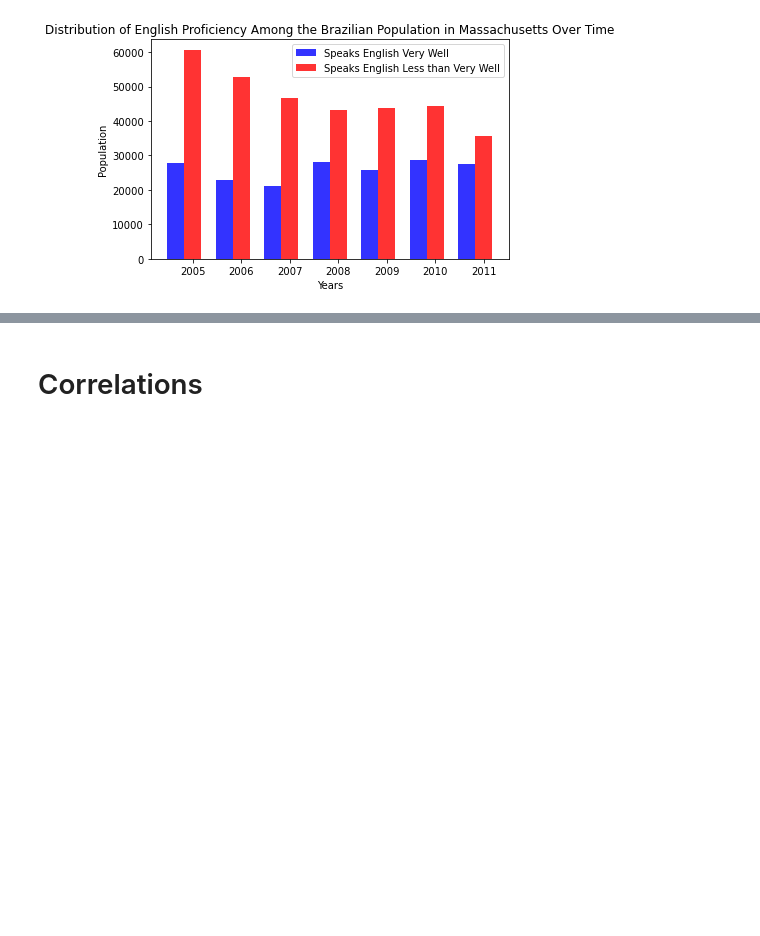
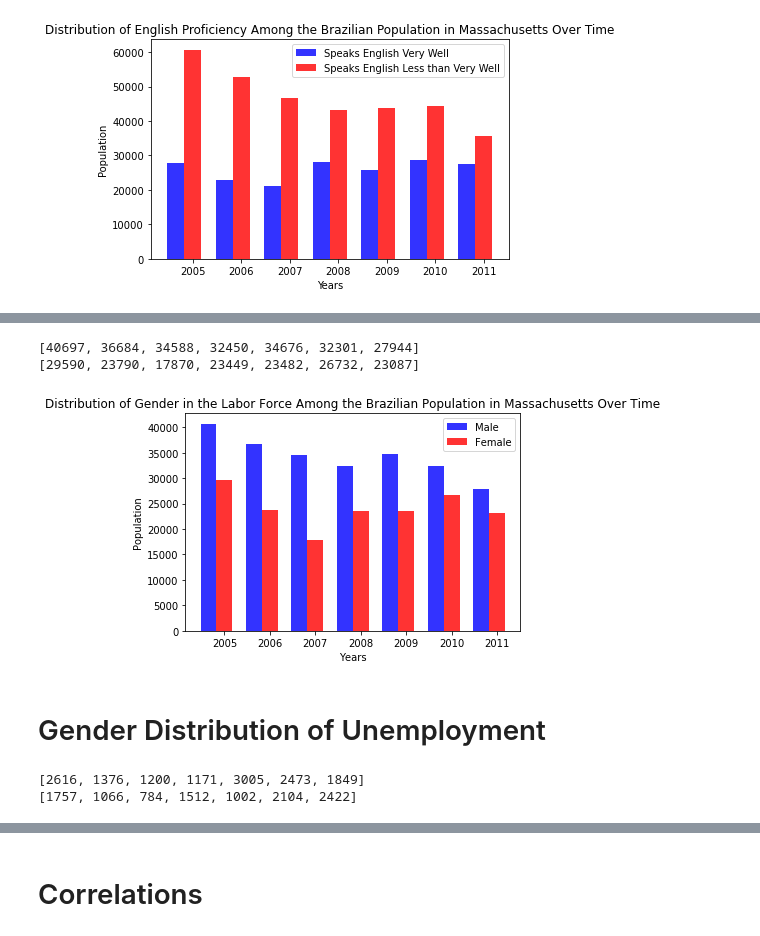
Before and after one commit to BU-Spark/ds-boston-bpda-br-census, a Jupyter notebook: Notebook Files/Brazilian Immigrant Population Over Time.ipynb, the cells around one changed output, grey strips where cells are left out. Drawn from its saved outputs; the diff is of its cells as text; code cells hidden in the pictures; blank space fills up the shorter version.

```diff
--- a/Notebook Files/Brazilian Immigrant Population Over Time.ipynb
+++ b/Notebook Files/Brazilian Immigrant Population Over Time.ipynb
@@ -445,0 +521,59 @@ proficiency_over_time(verywell_count, lessthan_count, years)
+# %%
+male_workers = []
+female_workers = []
+for year in year_tuple:
+    male_workers.append(year[25][34])
+    female_workers.append(year[25][35])
+
+print(male_workers)
+print(female_workers)
+# %% [output]
+[40697, 36684, 34588, 32450, 34676, 32301, 27944]
+[29590, 23790, 17870, 23449, 23482, 26732, 23087]
+# %%
+# Graphs the distribution of Gender in the Labor Force overtime
+def gender_in_labor_over_time(male_workers, female_workers, years):
+    # data to plot
+    n_groups = len(male_workers)
+
+    # create plot
+    fig, ax = plt.subplots()
+    index = np.arange(n_groups)
+    bar_width = 0.35
+    opacity = 0.8
+
+    plt.bar(index, male_workers, bar_width,
+        alpha=opacity,
+        color='b',
+        label='Male')
+
+    plt.bar(index + bar_width, female_workers, bar_width,
+        alpha=opacity,
+        color='r',
+        label='Female')
+
+    plt.xlabel('Years')
+    plt.ylabel('Population')
+    plt.title('Distribution of Gender in the Labor Force Among the Brazilian Population in Massachusetts Over Time')
+    plt.xticks(index + bar_width, years)
+    plt.legend()
+
+    plt.show()
+
+gender_in_labor_over_time(male_workers, female_workers, years)
+# %% [output]
+[figure, added]
+# %% [markdown]
+# Gender Distribution of Unemployment
+# %%
+male_unemployed = []
+female_unemployed = []
+for year in year_tuple:
+    male_unemployed.append(year[25][36])
+    female_unemployed.append(year[25][37])
+
+print(male_unemployed)
+print(female_unemployed)
+# %% [output]
+[2616, 1376, 1200, 1171, 3005, 2473, 1849]
+[1757, 1066, 784, 1512, 1002, 2104, 2422]
```
Also changed, not shown: parts of 9 cells of this notebook, 2 other files.
